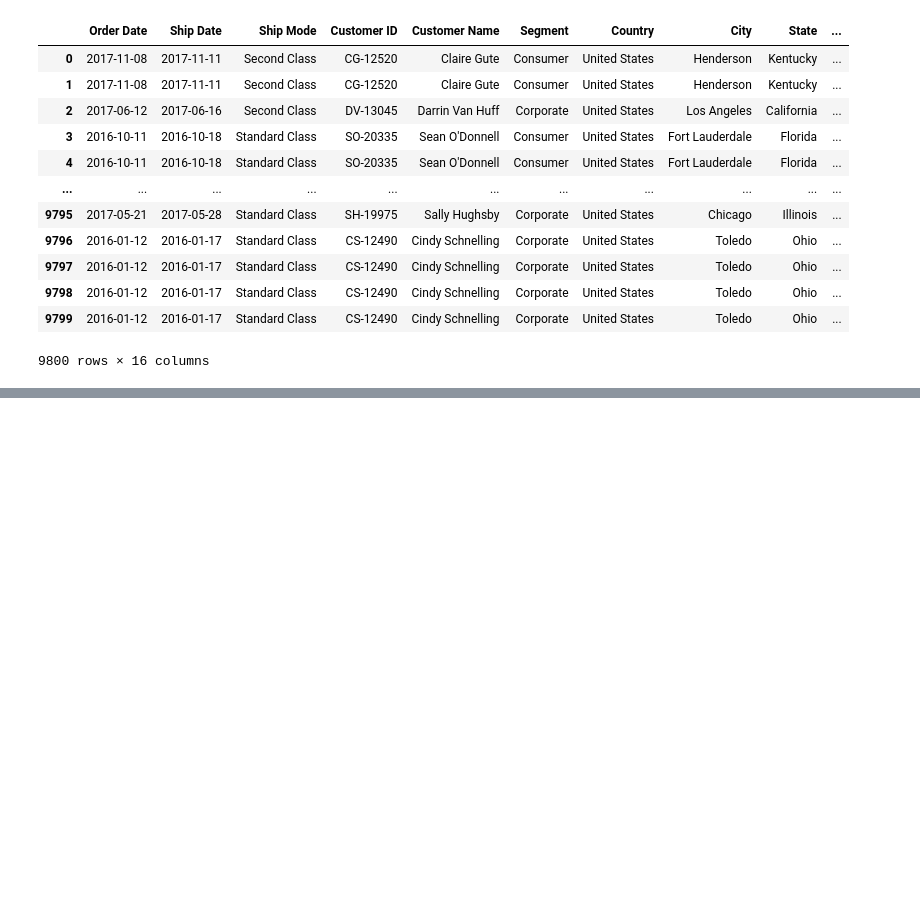
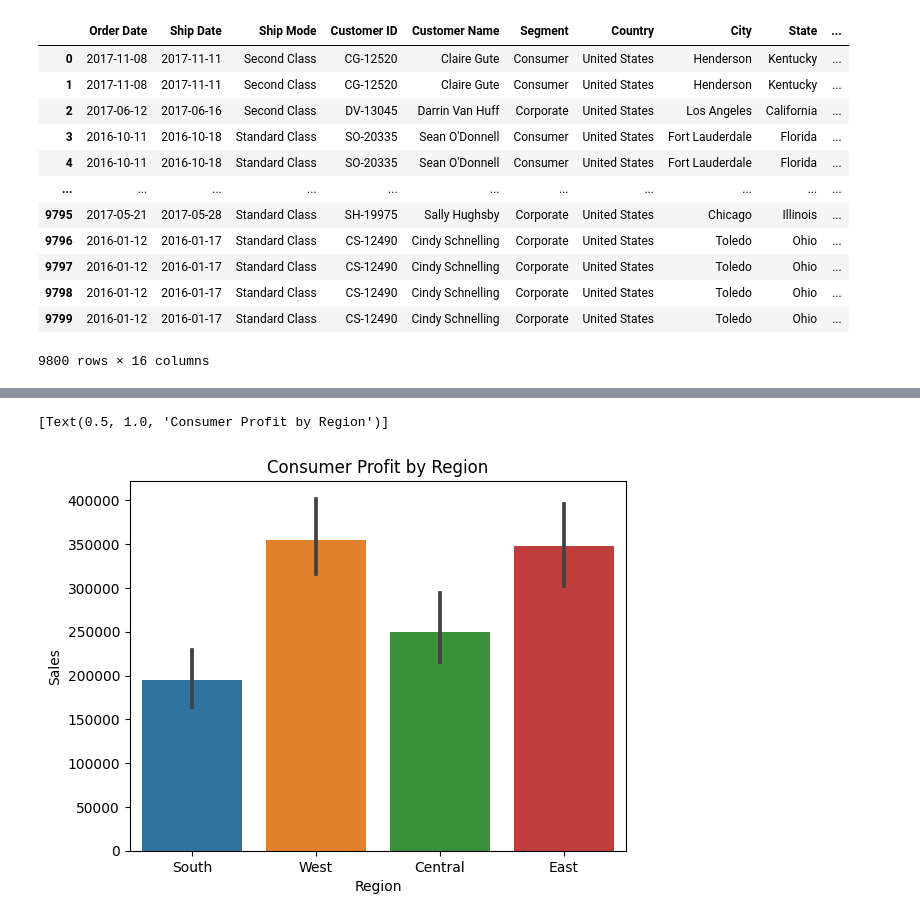
Before and after one commit to giaphong28/Analysis-US-Superstores-Sales-Dataset, a Jupyter notebook: 1. Cleaning and exploring/Cleaning and exploring data.ipynb, the cells around one changed output, grey strips where cells are left out. Cells and saved outputs as stored; diff of their text form; code cells hidden in the pictures; blank space fills up the shorter version.

```diff
--- a/1. Cleaning and exploring/Cleaning and exploring data.ipynb
+++ b/1. Cleaning and exploring/Cleaning and exploring data.ipynb
@@ -177,0 +195,8 @@ sns.barplot(data, y= "Shipping Days", x= "Ship Mode")
+# %%
+# Consumer segment has highest order and profit
+# Visualized profit by Region
+Consumer_data = data[data['Segment'] == "Consumer"]
+sns.barplot(Consumer_data, x = "Region", y = "Sales", estimator='sum').set(title = "Consumer Profit by Region")
+# %% [output]
+[Text(0.5, 1.0, 'Consumer Profit by Region')]
+[figure, added]
```
Also changed, not shown: parts of 11 cells of this notebook, 2 other files.
